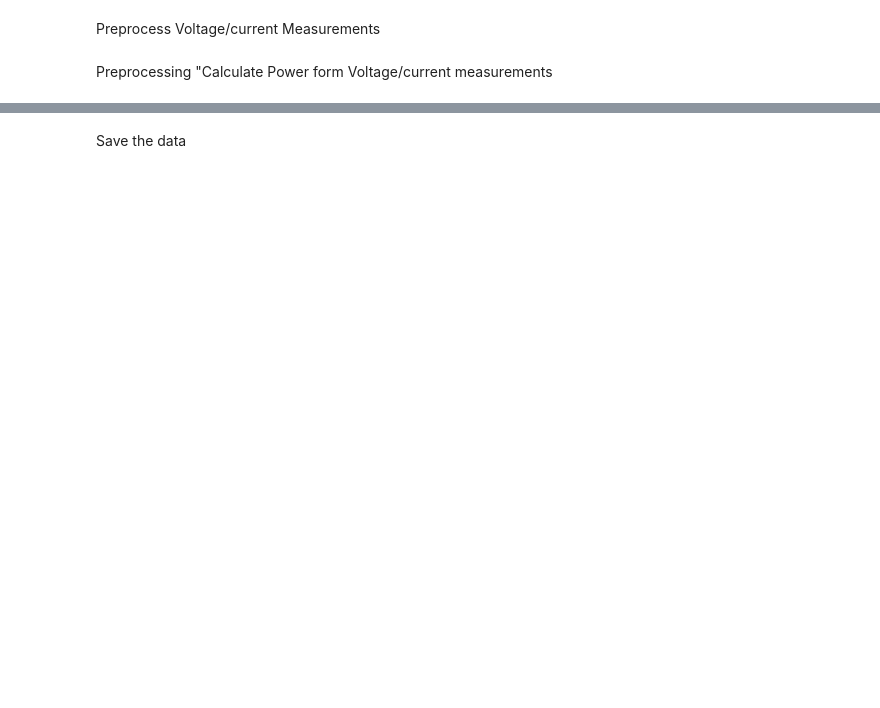
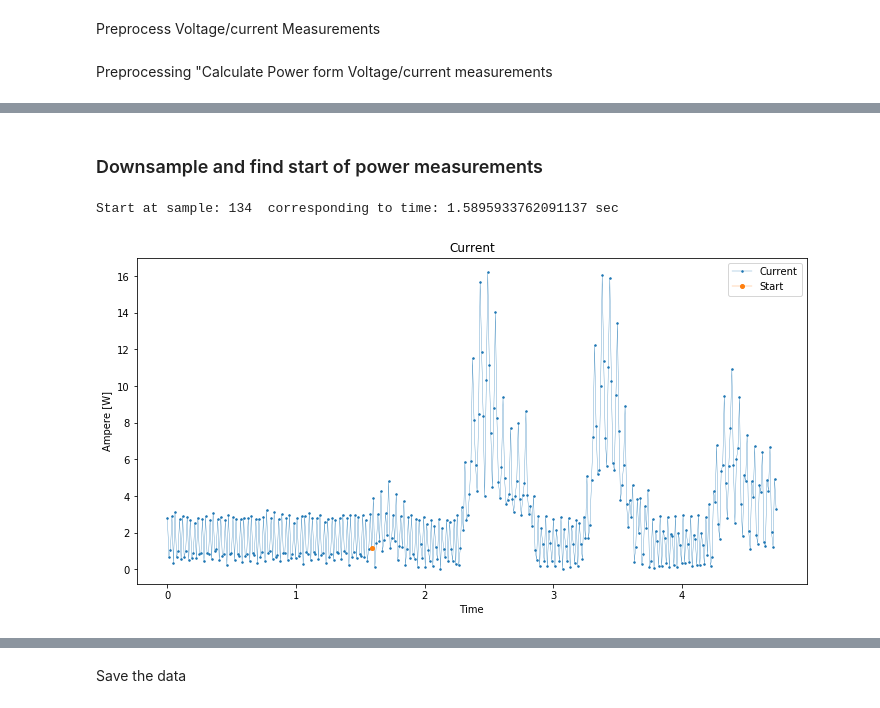
Before and after one commit to DrSoap/SSY226_Energy_Consumption, a Jupyter notebook: Setup.ipynb, the cells around one changed output, grey strips where cells are left out. Cells and saved outputs as stored; diff of their text form; code cells hidden in the pictures; blank space fills up the shorter version.

```diff
--- a/Setup.ipynb
+++ b/Setup.ipynb
@@ -73,0 +103,27 @@ for sample in Volt_Amp_data:
+# %% [markdown]
+### Downsample and find start of power measurements
+# %%
+power_data_downsampled = power_data[0:len(power_data):3]
+amp_data_downsampled = amp_data[0:len(amp_data):3]
+power_time_downsampled = sg.decimate(power_time, 3)
+voltage_data_downsampled = sg.decimate(voltage_data, 3)
+# %%
+Start_current_indicator = 3.8
+for i in range(len(amp_data)):
+    if np.abs(amp_data_downsampled[i])>Start_current_indicator:
+        break
+print('Start at sample:',i-1,' corresponding to time:',power_time_downsampled[i-1],'sec')
+
+
+plt.figure(figsize=(12,6))
+fig = plt.subplot()
+x = range(len(power_data))
+fig.plot(power_time_downsampled[0:400], np.abs(amp_data_downsampled[0:400]),  label='Current',  marker='o',linewidth=0.3, markersize=1.5)
+fig.plot(power_time_downsampled[i-1], np.abs(amp_data_downsampled[i-1]),  label='Start',  marker='o',linewidth=0.3, markersize=4)
+fig.legend();
+fig.set_ylabel('Ampere [W]')
+fig.set_xlabel('Time')
+fig.set_title('Current');
+# %% [output]
+Start at sample: 134  corresponding to time: 1.5895933762091137 sec
+[figure, added]
```
Also changed, not shown: parts of 12 cells of this notebook, 3 other files.
